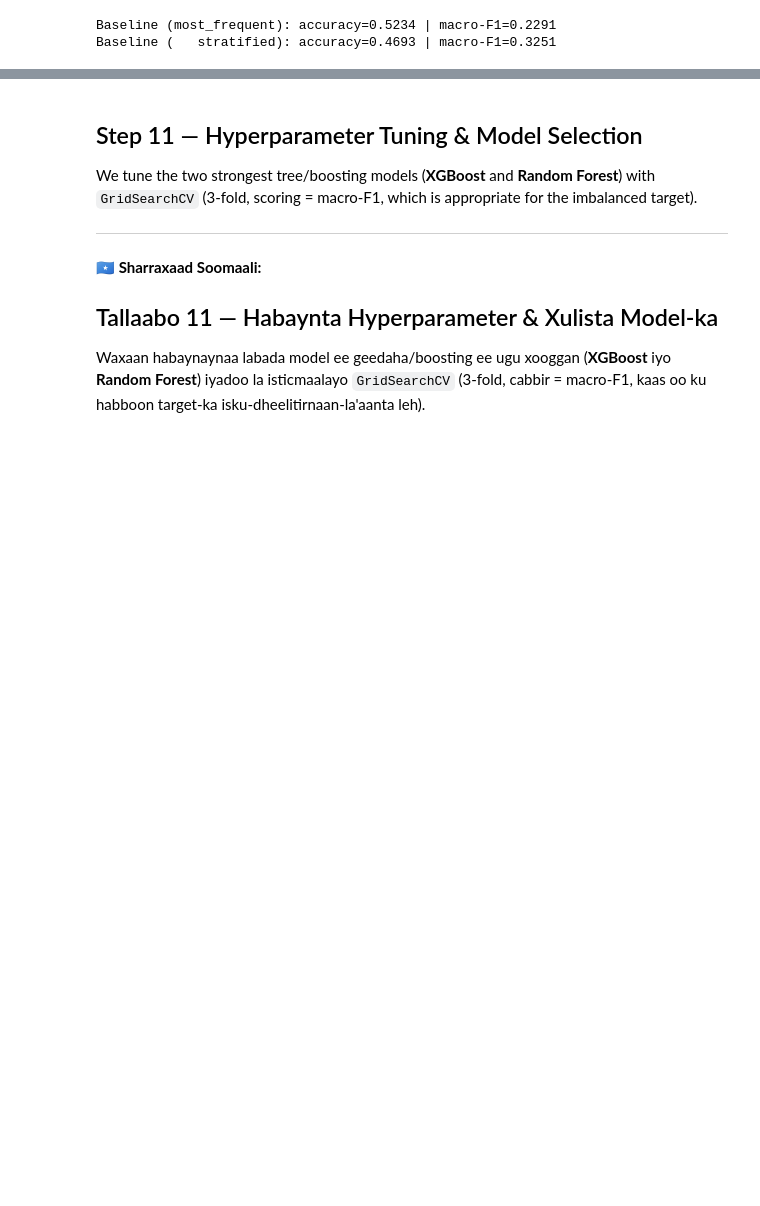
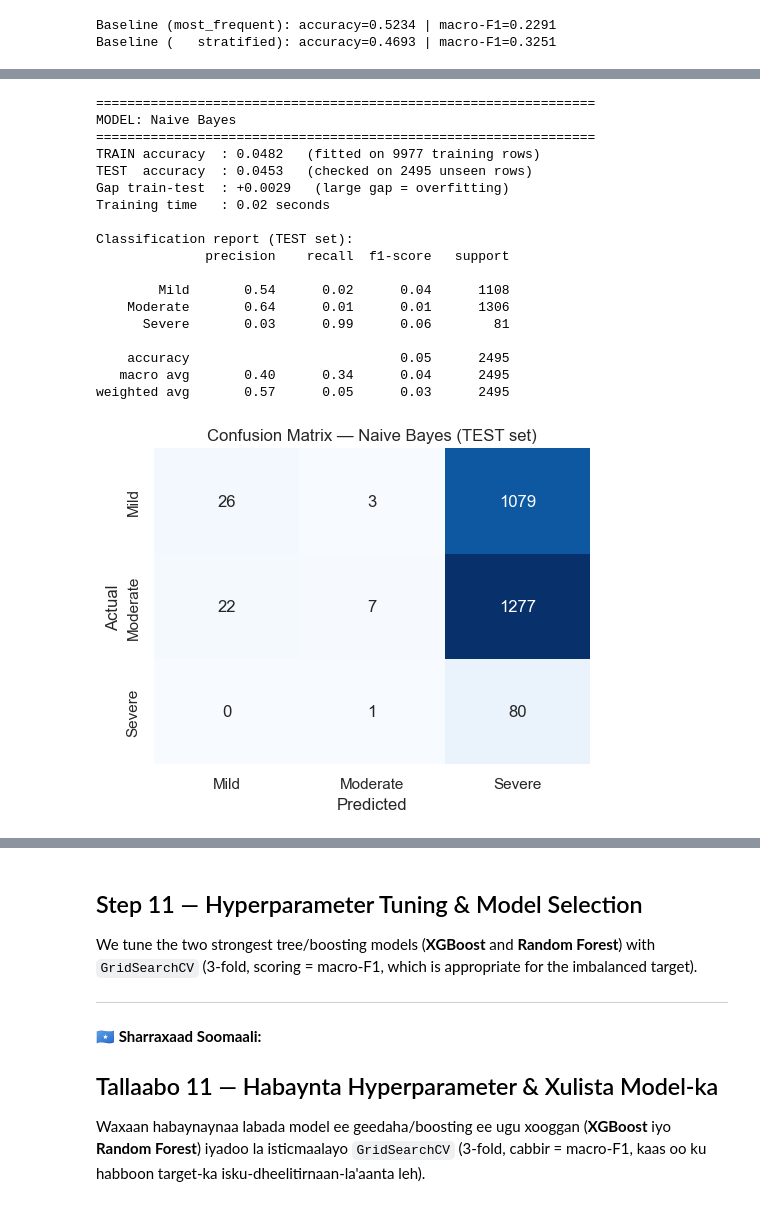
Before and after one commit to Ahmett655/Thesis_Project_Anemia, a Jupyter notebook: flask_api/Anemia_ML_Pipeline_13Steps.ipynb, the cells around one changed output, grey strips where cells are left out. Cells and saved outputs as stored; diff of their text form; code cells hidden in the pictures; blank space fills up the shorter version.

```diff
--- a/flask_api/Anemia_ML_Pipeline_13Steps.ipynb
+++ b/flask_api/Anemia_ML_Pipeline_13Steps.ipynb
@@ -889,0 +1081,39 @@ plt.tight_layout(); plt.show()
+# %%
+# ============================================================
+#  MODEL 4 of 8 — NAIVE BAYES
+# ============================================================
+
+# 1) Build the model
+model_nb = GaussianNB()
+
+# 2) TRAINING — fit on the TRAINING set only
+t0 = time.time()
+model_nb.fit(X_train, y_train)
+train_time_nb = time.time() - t0
+
+# 3) PREDICTIONS — on the training set and on the unseen test set
+pred_train_nb = model_nb.predict(X_train)   # TRAIN predictions
+pred_test_nb = model_nb.predict(X_test)    # TEST predictions (unseen data)
+
+# 4) EVALUATION — train vs test accuracy, report, and its own confusion matrix
+evaluate_model("Naive Bayes", pred_train_nb, pred_test_nb, train_time_nb)
+# %% [output]
+================================================================
+MODEL: Naive Bayes
+================================================================
+TRAIN accuracy  : 0.0482   (fitted on 9977 training rows)
+TEST  accuracy  : 0.0453   (checked on 2495 unseen rows)
+Gap train-test  : +0.0029   (large gap = overfitting)
+Training time   : 0.02 seconds
+
+Classification report (TEST set):
+              precision    recall  f1-score   support
+
+        Mild       0.54      0.02      0.04      1108
+    Moderate       0.64      0.01      0.01      1306
+      Severe       0.03      0.99      0.06        81
+
+    accuracy                           0.05      2495
+   macro avg       0.40      0.34      0.04      2495
+weighted avg       0.57      0.05      0.03      2495
+[figure, added]
```
Also changed, not shown: parts of 26 cells of this notebook.
